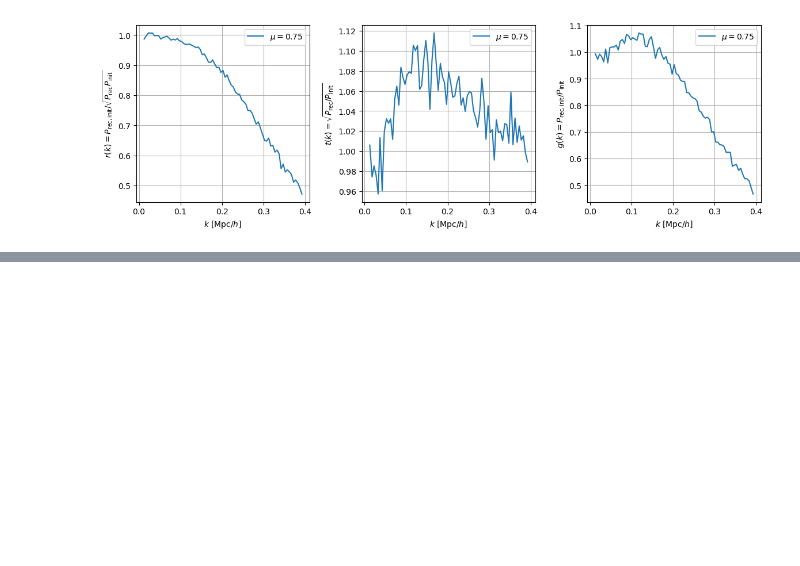
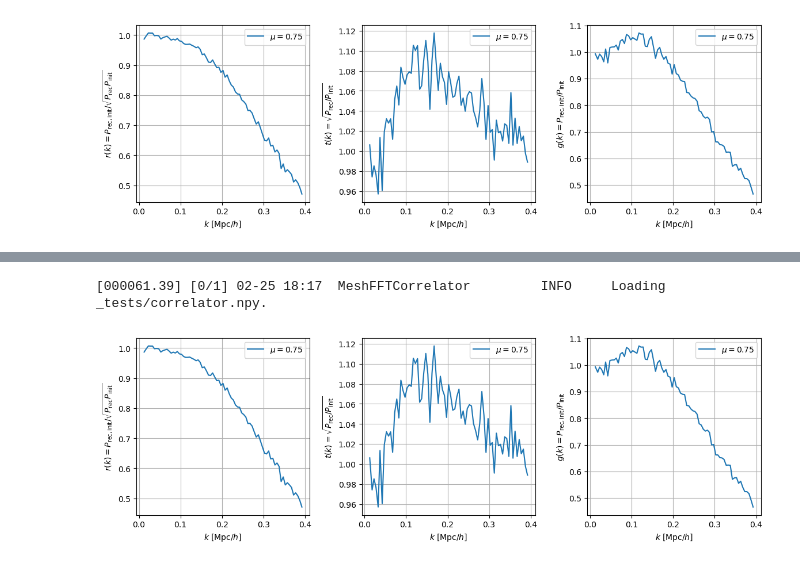
Before and after one commit to cosmodesi/pyrecon, a Jupyter notebook: nb/e2e_examples.ipynb, the cells around one changed output, grey strips where cells are left out. Drawn from its saved outputs; the diff is of its cells as text; code cells hidden in the pictures; blank space fills up the shorter version.

```diff
--- a/nb/e2e_examples.ipynb
+++ b/nb/e2e_examples.ipynb
@@ -109,8 +110,8 @@ plt.show()
 ## Compute correlator to assess reconstruction
 # %%
 mesh_recon = CatalogMesh(data['Position_rec'], shifted_positions=randoms['Position_rec'],
-                         boxsize=boxsize, boxcenter=boxcenter, nmesh=nmesh, resampler='cic',
-                         interlacing=2, position_type='pos')
+                         boxsize=boxsize, boxcenter=boxcenter, nmesh=nmesh, resampler='tsc',
+                         interlacing=3, position_type='pos')
 
 muedges = np.linspace(-1., 1., 5)
 correlator = MeshFFTCorrelator(mesh_recon, mesh_real, edges=(kedges, muedges), los=los)
@@ -171,0 +276,29 @@ with tempfile.TemporaryDirectory() as tmp_dir:
+# %%
+fn = os.path.join(base_dir, 'correlator.npy')
+correlator_mpi = MeshFFTCorrelator.load(fn)
+
+# We have the same correlator as in the non-MPI case!
+assert np.allclose(correlator_mpi.ratio, correlator.ratio)
+
+correlator = correlator_mpi
+propagator = correlator.to_propagator(growth=bias)
+transfer = correlator.to_transfer(growth=bias)
+fig, lax = plt.subplots(nrows=1, ncols=3, figsize=(14,4))
+fig.subplots_adjust(wspace=0.3)
+lax = lax.flatten()
+for imu, mu in enumerate(correlator.muavg[3:]):
+    k = correlator.k[:,imu]
+    lax[0].plot(k, correlator(k=k, mu=mu), label=r'$\mu = {:.2f}$'.format(mu))
+    lax[1].plot(k, transfer(k=k, mu=mu), label=r'$\mu = {:.2f}$'.format(mu))
+    lax[2].plot(k, propagator(k=k, mu=mu), label=r'$\mu = {:.2f}$'.format(mu))
+for ax in lax:
+    ax.legend()
+    ax.grid(True)
+    ax.set_xlabel('$k$ [$\mathrm{Mpc}/h$]')
+lax[0].set_ylabel(r'$r(k) = P_{\mathrm{rec},\mathrm{init}}/\sqrt{P_{\mathrm{rec}}P_{\mathrm{init}}}$')
+lax[1].set_ylabel(r'$t(k) = \sqrt{P_{\mathrm{rec}}/P_{\mathrm{init}}}$')
+lax[2].set_ylabel(r'$g(k) = P_{\mathrm{rec},\mathrm{init}}/P_{\mathrm{init}}$')
+plt.show()
+# %% [output]
+[000061.39] [0/1] 02-25 18:17  MeshFFTCorrelator         INFO     Loading _tests/correlator.npy.
+[figure, added]
```
Also changed, not shown: parts of 11 cells of this notebook, 2 other files.
